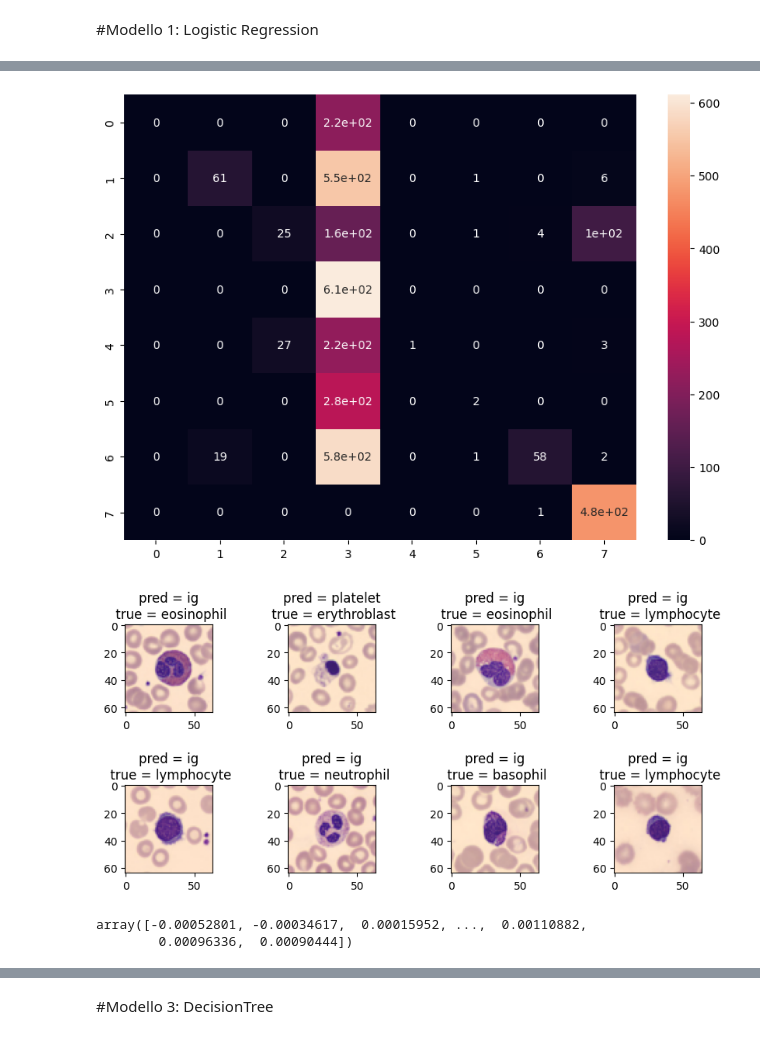
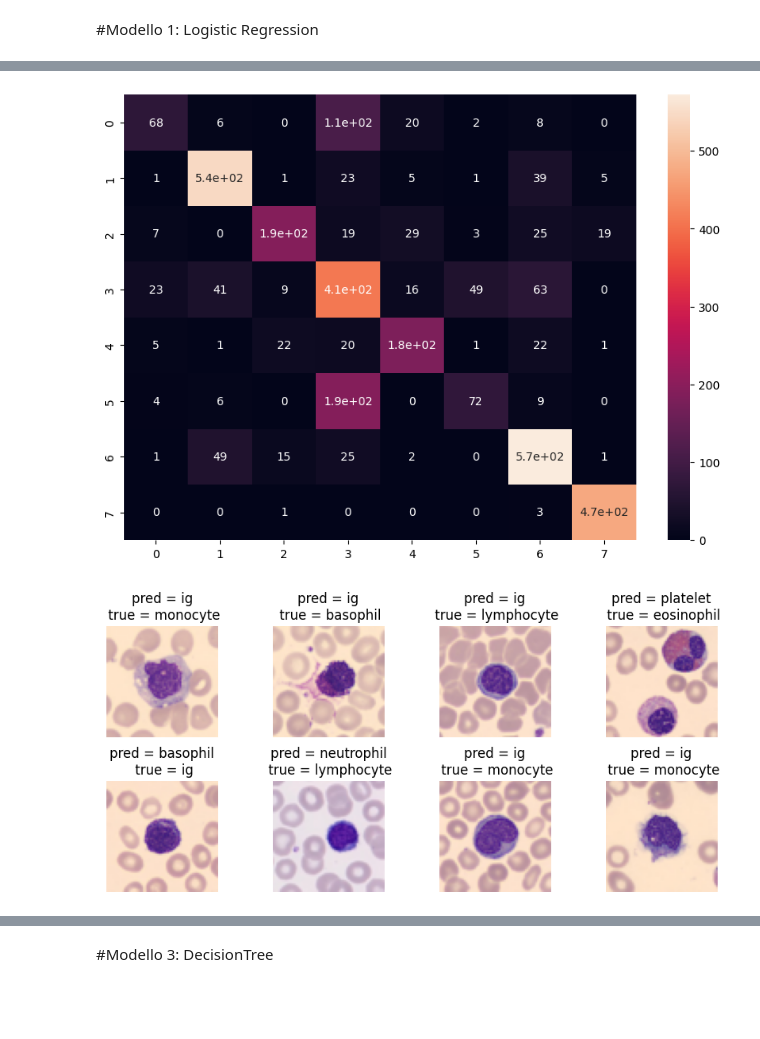
Before and after one commit to GiacomoMM/blood-cell-classification-detection, a Jupyter notebook: Progetto_LabIA.ipynb, the cells around one changed output, grey strips where cells are left out. Saved outputs shown, nothing was run; the diff lists cells and outputs as text; code cells hidden in the pictures; blank space fills up the shorter version.

```diff
--- a/Progetto_LabIA.ipynb
+++ b/Progetto_LabIA.ipynb
@@ -371,5 +363,5 @@ miglior rate: 10.0
 # %%
-model = LogisticRegression(max_iter=1,solver="sag",n_jobs=-1,C=learning_rate)
+model = LogisticRegression(max_iter=20,solver="sag",n_jobs=-1,C=learning_rate)
 model.fit(X_train_pd.to_list(), y_train_pd)
 y_pred = model.predict(X_test_pd.to_list())
 # %%
@@ -384,29 +407,23 @@ import seaborn as sns
 
 #plot confusion_matrix
 cm = confusion_matrix(y_test_pd,y_pred)
-df_cm = pd.DataFrame(cm, index=range(8), columns=range(8))
 plt.figure(figsize=(10, 7))
-sns.heatmap(df_cm, annot=True)
+sns.heatmap(cm, annot=True)
 plt.show()
 # %% [output]
-[figure, old version]
+[figure, new version]
 # %%
 misclassified = np.where(y_pred != y_test_pd)[0]
 plot,axs=plt.subplots(nrows=2,ncols=4,figsize=(8,8))
 for i in range(8):
   ax = axs[i // 4, i % 4]
   im=X_test_pd.iloc[misclassified[i*5]]
   im=im.reshape(3,64,64).T
   ax.imshow(im)
   ax.set_title("pred = " + y_pred[misclassified[i*5]] + "\n true = " + y_test_pd.iloc[misclassified[i*5]])
+  ax.axis("off")
 plt.tight_layout(h_pad=-20.0,w_pad=5)
 plt.show()
 # %% [output]
-[figure, old version]
+[figure, new version]
-# %%
-coefficients = model.coef_
-coefficients[0]
-# %% [output]
-array([-0.00052801, -0.00034617,  0.00015952, ...,  0.00110882,
-        0.00096336,  0.00090444])
 # %%
```
Also changed, not shown: parts of 16 cells of this notebook.
